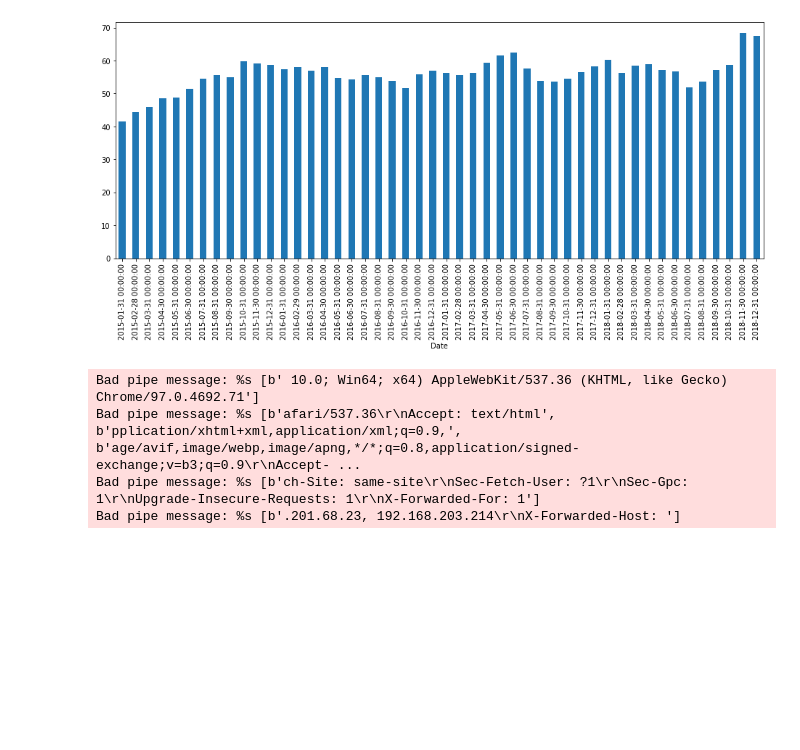
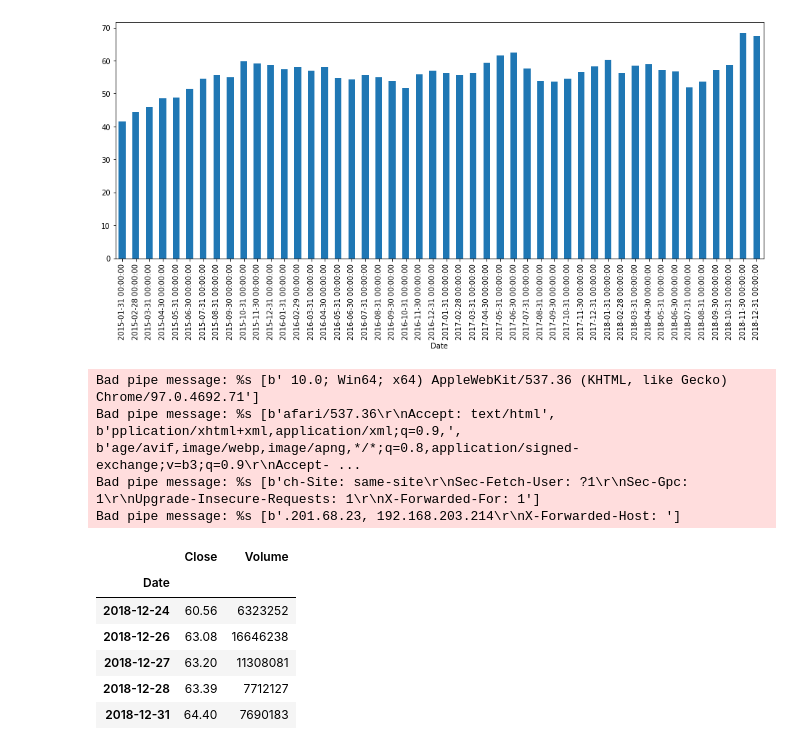
Before and after one commit to kunal266/Algo_Practice, a Jupyter notebook: time_resample.ipynb, the cells around one changed output. Cells and saved outputs as stored; diff of their text form; code cells hidden in the pictures; blank space fills up the shorter version.

```diff
--- a/time_resample.ipynb
+++ b/time_resample.ipynb
@@ -108,3 +108,13 @@ Bad pipe message: %s [b' 10.0; Win64; x64) AppleWebKit/537.36 (KHTML, like Gecko
 Bad pipe message: %s [b'afari/537.36\r\nAccept: text/html', b'pplication/xhtml+xml,application/xml;q=0.9,', b'age/avif,image/webp,image/apng,*/*;q=0.8,application/signed-exchange;v=b3;q=0.9\r\nAccept- ...
 Bad pipe message: %s [b'ch-Site: same-site\r\nSec-Fetch-User: ?1\r\nSec-Gpc: 1\r\nUpgrade-Insecure-Requests: 1\r\nX-Forwarded-For: 1']
 Bad pipe message: %s [b'.201.68.23, 192.168.203.214\r\nX-Forwarded-Host: ']
+# %%
+df.tail()
+# %% [output]
+|  | Close | Volume |
+| Date |  |  |
+| 2018-12-24 | 60.56 | 6323252 |
+| 2018-12-26 | 63.08 | 16646238 |
+| 2018-12-27 | 63.20 | 11308081 |
+| 2018-12-28 | 63.39 | 7712127 |
+| 2018-12-31 | 64.40 | 7690183 |
```
Also changed, not shown: parts of 1 cell of this notebook.
